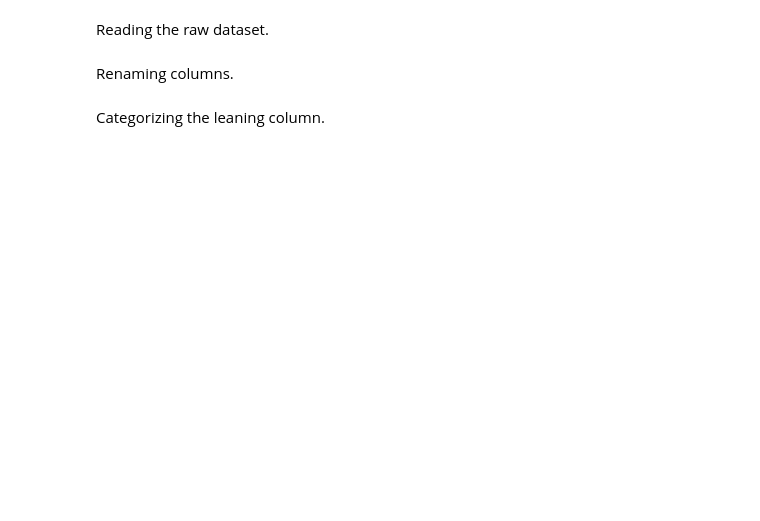
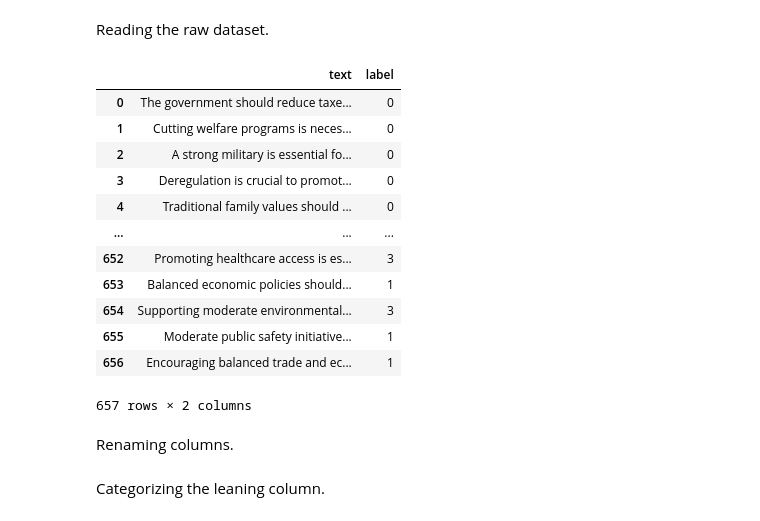
Before and after one commit to matous-volf/political-leaning-prediction, a Jupyter notebook: datasets/notebooks/gpt4_political_bias.ipynb, the cells around one changed output. Drawn from its saved outputs; the diff is of its cells as text; code cells hidden in the pictures; blank space fills up the shorter version.

Commit message:
feat: load the GPT-4 political bias dataset from Hugging Face

```diff
--- a/datasets/notebooks/gpt4_political_bias.ipynb
+++ b/datasets/notebooks/gpt4_political_bias.ipynb
@@ -4,8 +4,26 @@ from matplotlib import pyplot as plt
 # %% [markdown]
 Reading the raw dataset.
 # %%
-df = pd.read_csv(open("../raw/gpt4_political_bias.csv"), encoding="utf-8")
+ds = load_dataset(
+    "cajcodes/political-bias",
+    revision="f24cd353b9c4a69c274fab4e43610ad90b1ae0d2"
+)
+df = concatenate_datasets(ds.values()).to_pandas()
 df
+# %% [output]
+|  | text | label |
+| 0 | The government should reduce taxe... | 0 |
+| 1 | Cutting welfare programs is neces... | 0 |
+| 2 | A strong military is essential fo... | 0 |
+| 3 | Deregulation is crucial to promot... | 0 |
+| 4 | Traditional family values should ... | 0 |
+| ... | ... | ... |
+| 652 | Promoting healthcare access is es... | 3 |
+| 653 | Balanced economic policies should... | 1 |
+| 654 | Supporting moderate environmental... | 3 |
+| 655 | Moderate public safety initiative... | 1 |
+| 656 | Encouraging balanced trade and ec... | 1 |
+657 rows × 2 columns
 # %% [markdown]
 Renaming columns.
 # %%
```
Also changed, not shown: parts of 9 cells of this notebook.
